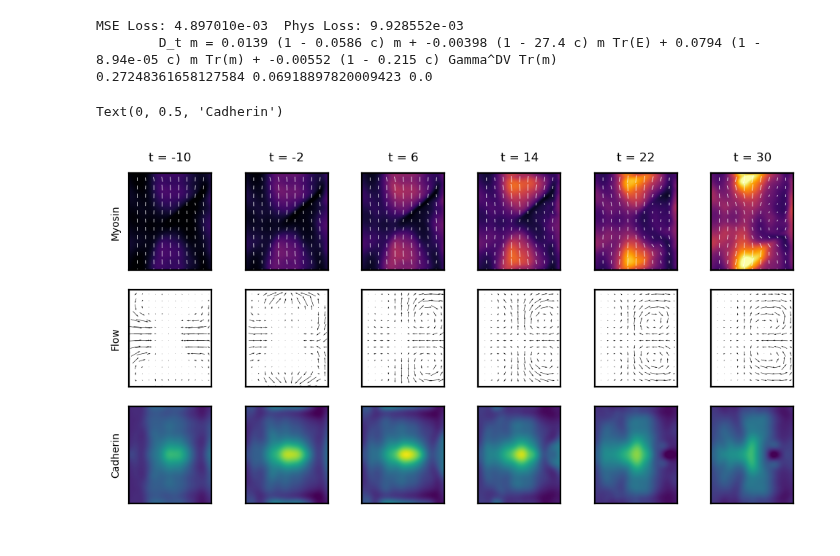
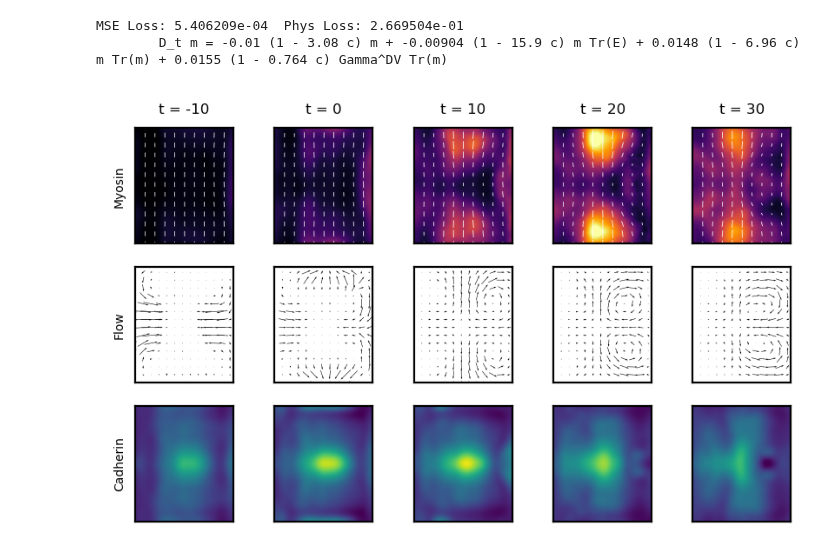
Before and after one commit to jcolen/drosophila_morphogenesis, a Jupyter notebook: MyosinEvolutionPINN/MyosinDynamicsPINN.ipynb, the cells around one changed output. Saved outputs shown, nothing was run; the diff lists cells and outputs as text; code cells hidden in the pictures.

```diff
--- a/MyosinEvolutionPINN/MyosinDynamicsPINN.ipynb
+++ b/MyosinEvolutionPINN/MyosinDynamicsPINN.ipynb
@@ -182,61 +156,35 @@ Text(0, 0.5, 'Cadherin')
 # %%
 from utils.plot_utils import *
 from run_MyosinDynamicsPINN import *
 import torch
 
 device = torch.device('cuda:0' if torch.cuda.is_available() else 'cpu')
 model = PositiveCoefficientsPINN(
     t_train, y_train, x_train,
     sqh_train/1e1, cad_train, vel_train,
     lower_bound, upper_bound)
 model.to(device)
 
-dirs = './version_6_9_2023/'
-dirs = './'
-beta=1e-1
+dirs = './version_6_10_2023/'
+beta=1e-3
 info = torch.load(os.path.join(dirs, f'{model.__class__.__name__}_beta={beta:.0e}.ckpt'),
     map_location='cpu')
 model.load_state_dict(info['state_dict'])
 print(f"MSE Loss: {info['mse_loss']:e}\tPhys Loss: {info['phys_loss']:e}")
 
 with torch.no_grad():
     model.print()
-    m1, v1 = model(
-        torch.from_numpy(t).float().to(device),
-        torch.from_numpy(y).float().to(device),
-        torch.from_numpy(x).float().to(device),
-    )
-    m1 = m1.cpu().numpy().reshape([nTP, nDV, nAP, 2, 2])
-    v1 = v1.cpu().numpy().reshape([nTP, nDV, nAP, 2])
+    m1, v1 = model(tm, ym, xm)
+    times = t.reshape([nTP, nDV, nAP])[..., 0, 0]
+    m1 = m1.cpu().numpy().reshape([nTP, nDV, nAP, 2, 2]).transpose(0, 3, 4, 1, 2)
+    v1 = v1.cpu().numpy().reshape([nTP, nDV, nAP, 2]).transpose(0, 3, 1, 2)
     c1 = cad
-    print(np.mean((m1 - sqh)**2), np.mean((v1 - vel)**2), np.mean((c1 - cad)**2))
 
-    m1 = m1.transpose(0, 3, 4, 1, 2)
-    v1 = v1.transpose(0, 3, 1, 2)
-    times = t.reshape([nTP, nDV, nAP])[..., 0, 0]
-
-N = 6
-fig, ax = plt.subplots(3, N, dpi=200, figsize=(N,3))
-dt = min(10, sqh.shape[0] // N)
-for i in range(N):
-    ax[0, i].set_title('t = %d'% times[i*dt])
-    plot_tensor2D(ax[0, i], m1[i*dt], vmin=0.06, vmax=0.25, cmap='inferno')
-    plot_vector2D(ax[1, i], v1[i*dt], skip=16)
-    color_2D(ax[2, i], c1[i*dt], cmap='viridis', vmin=0.8, vmax=1.8)
-
-    for j in range(3):
-        ax[j, i].set_ylim([dv_min, dv_max])
-
-
-ax[0, 0].set_ylabel('Myosin')
-ax[1, 0].set_ylabel('Flow')
-ax[2, 0].set_ylabel('Cadherin')
+plot(m1, v1, c1)
 # %% [output]
-MSE Loss: 4.897010e-03  Phys Loss: 9.928552e-03
-        D_t m = 0.0139 (1 - 0.0586 c) m + -0.00398 (1 - 27.4 c) m Tr(E) + 0.0794 (1 - 8.94e-05 c) m Tr(m) + -0.00552 (1 - 0.215 c) Gamma^DV Tr(m)
-0.27248361658127584 0.06918897820009423 0.0
+MSE Loss: 5.406209e-04  Phys Loss: 2.669504e-01
+        D_t m = -0.01 (1 - 3.08 c) m + -0.00904 (1 - 15.9 c) m Tr(E) + 0.0148 (1 - 6.96 c) m Tr(m) + 0.0155 (1 - 0.764 c) Gamma^DV Tr(m)
-Text(0, 0.5, 'Cadherin')
-[figure, old version]
+[figure, new version]
 # %%
 from utils.plot_utils import *
 from run_MyosinDynamicsPINN import *
```
Also changed, not shown: parts of 8 cells of this notebook, 10 other files.
